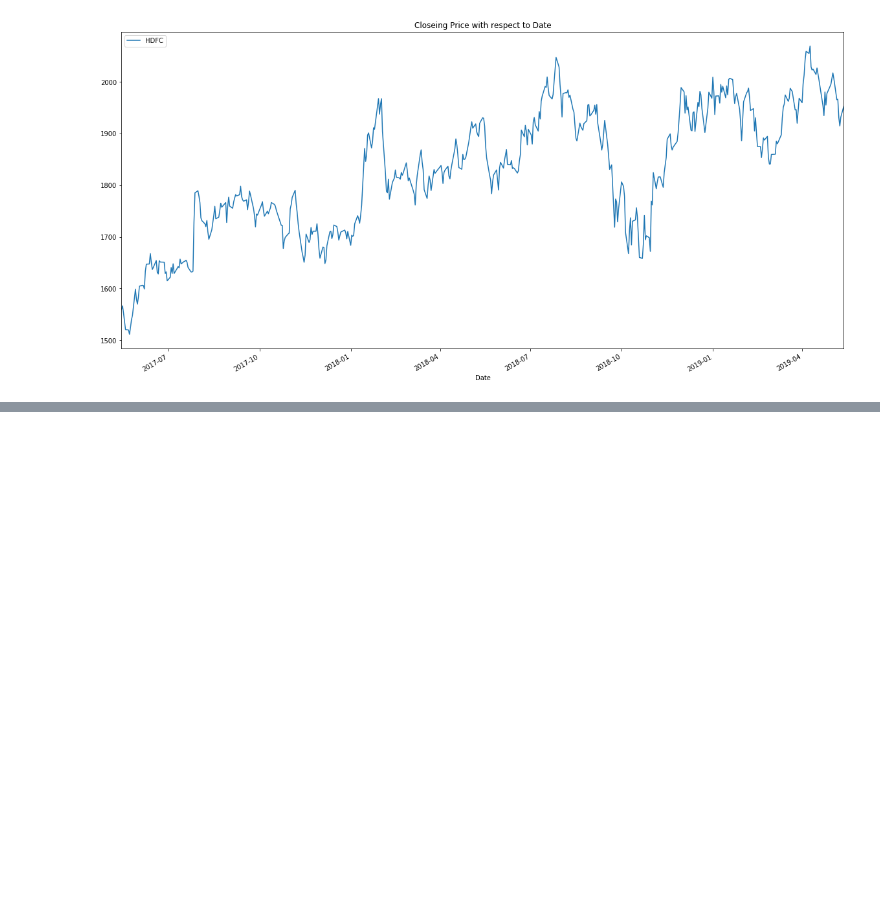
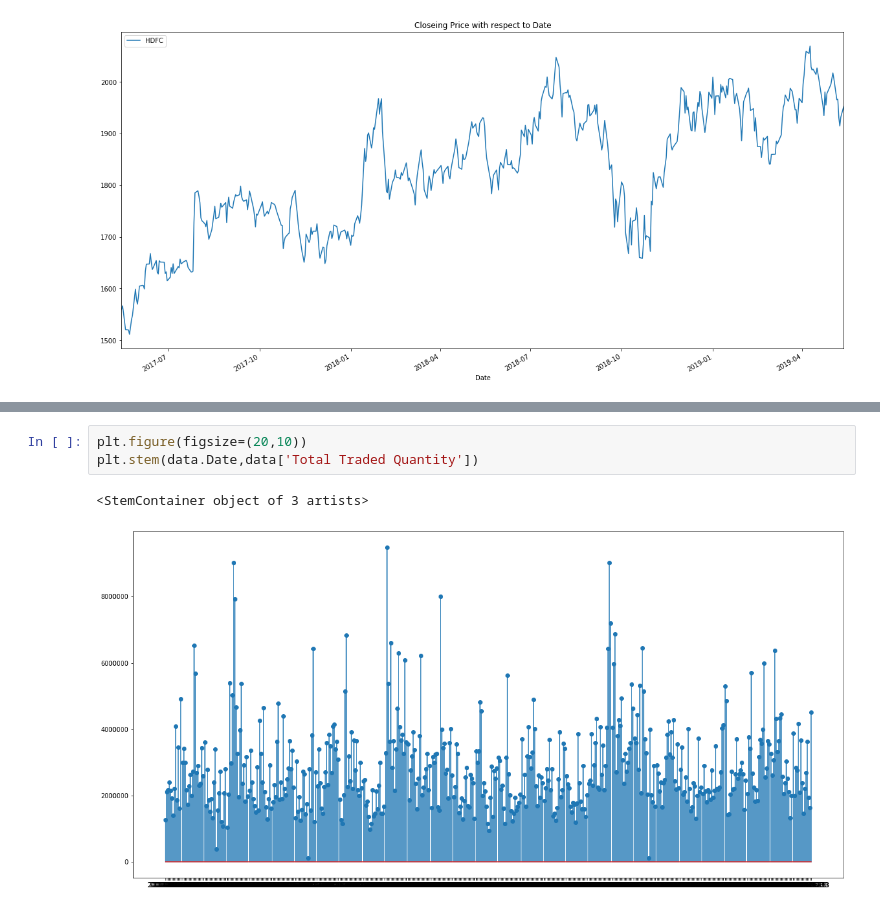
Before and after one commit to Rpythonista/Machine-Learning-Project-For-HDFC, a Jupyter notebook: ML_Internship_Module_2.ipynb, the cells around one changed output, grey strips where cells are left out. Cells and saved outputs as stored; diff of their text form; blank space fills up the shorter version.

```diff
--- a/ML_Internship_Module_2.ipynb
+++ b/ML_Internship_Module_2.ipynb
@@ -174,0 +183,6 @@ HDFC Bank is expected to report a double-digit profit, net interest income and
+# %%
+plt.figure(figsize=(20,10))
+plt.stem(data.Date,data['Total Traded Quantity'])
+# %% [output]
+<StemContainer object of 3 artists>
+[figure, added]
```
Also changed, not shown: parts of 48 cells of this notebook, 2 other files.
